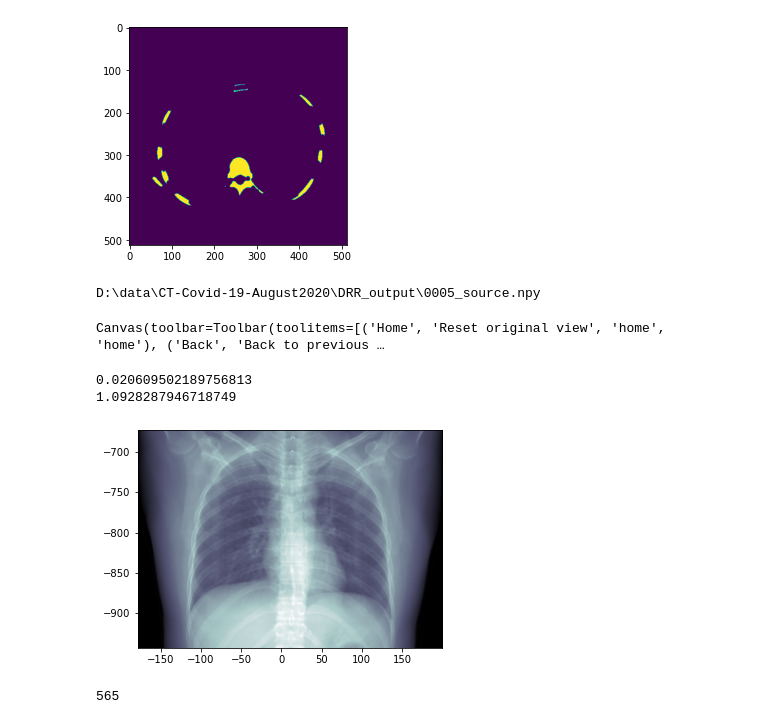
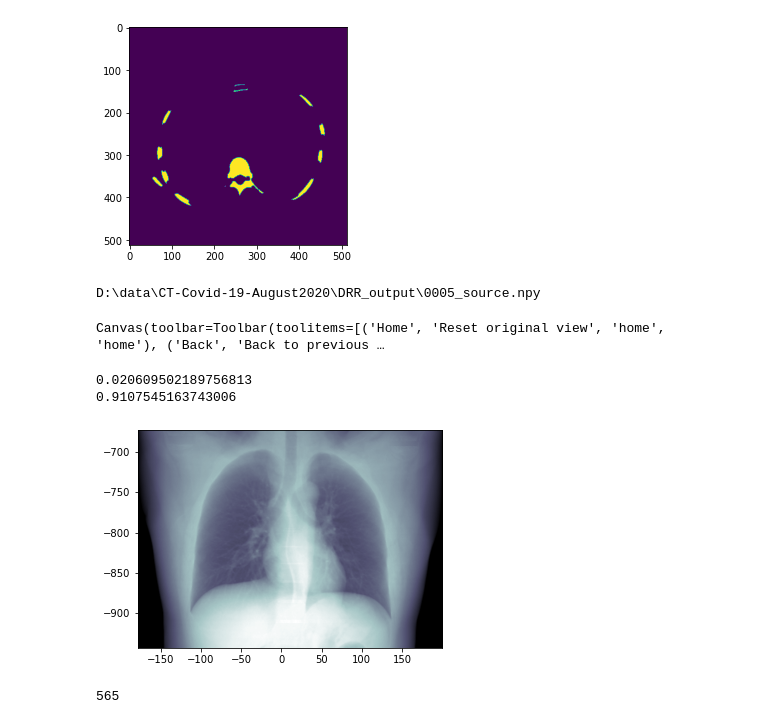
Before and after one commit to danielnflam/DRR, a Jupyter notebook: script_CT2DRR.ipynb, the cells around one changed output. Saved outputs shown, nothing was run; the diff lists cells and outputs as text; code cells hidden in the pictures.

```diff
--- a/script_CT2DRR.ipynb
+++ b/script_CT2DRR.ipynb
@@ -189,20 +189,20 @@ df.to_csv(os.path.join(save_directory, csv_file_name), index=False)
 # %%
 %matplotlib widget
 #print(maxarea2/maxarea1)
 
 ii = 0
 print(df['source'][ii])
 
-a = np.load(df['source'][ii])
+a = np.load(df['boneless'][ii])
 ImageProcessing.plotImage(a , [df['PixelSize_i'][ii], df['PixelSize_j'][ii]] , [df['origin_i'][ii], df['origin_j'][ii]])
 print(np.amin(a))
 print(np.amax(a))
 # %% [output]
 D:\data\CT-Covid-19-August2020\DRR_output\0005_source.npy
 Canvas(toolbar=Toolbar(toolitems=[('Home', 'Reset original view', 'home', 'home'), ('Back', 'Back to previous …
 0.020609502189756813
-1.0928287946718749
+0.9107545163743006
-[figure, old version]
+[figure, new version]
 # %%
 # REGEX TESTING
 path_to_file = []
```
Also changed, not shown: 5 other files.
